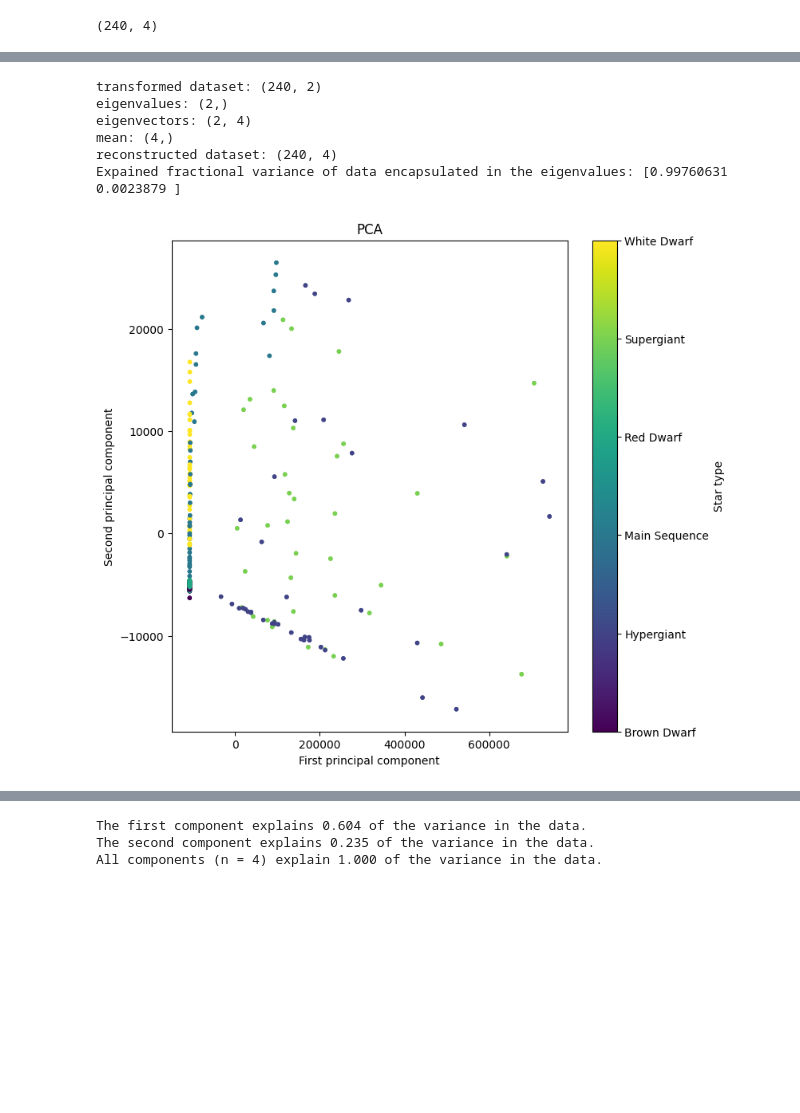
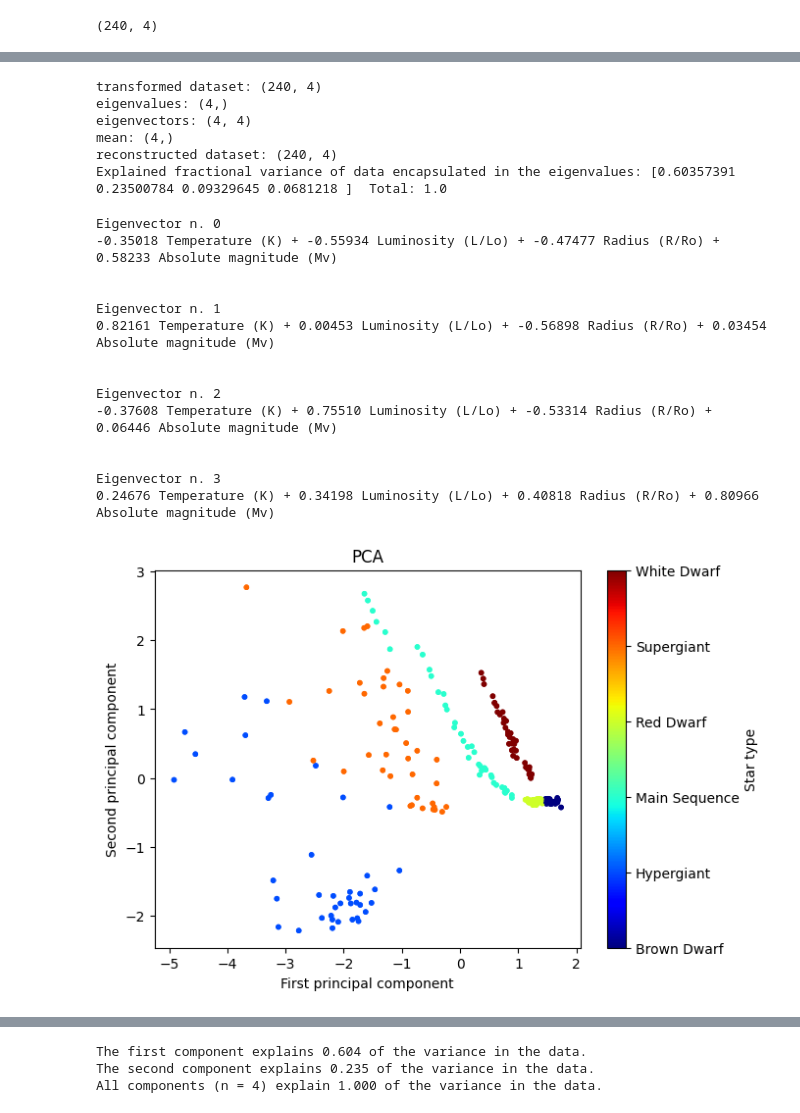
Before and after one commit to EmanuelaMenditto/astrostatistics_bicocca_2025, a Jupyter notebook: working/L15_PCA_HRdiag.ipynb, the cells around one changed output, grey strips where cells are left out. Saved outputs shown, nothing was run; the diff lists cells and outputs as text; code cells hidden in the pictures; blank space fills up the shorter version.

```diff
--- a/working/L15_PCA_HRdiag.ipynb
+++ b/working/L15_PCA_HRdiag.ipynb
@@ -122,44 +222,59 @@ for i in range(4):
 # %%
-n = 2 # n_components can be optionally set
-pca = PCA(n_components=n)
-pca.fit(X)
+pca = PCA(n_components=0.95) # if n_components < 1 then n is estimated through an explained variance ratio imposition
+pca.fit(X_std)
 
-X_pca = pca.transform(X)
+n = pca.n_components_
+X_pca = pca.transform(X_std)
 mean = pca.mean_
 eigenvalues = pca.explained_variance_
 eigenvectors = pca.components_
 evals = pca.explained_variance_ratio_
 
-# Reconstruction of objects
-X_reconstructed = mean + np.dot(X_pca, eigenvectors)
+X_reconstructed = std_scaler.inverse_transform(mean + np.dot(X_pca, eigenvectors))
 
 print("transformed dataset:", X_pca.shape)
 print("eigenvalues:", eigenvalues.shape)
 print("eigenvectors:", eigenvectors.shape)
 print("mean:", mean.shape)
 print("reconstructed dataset:", X_reconstructed.shape)
-
-
-print('Expained fractional variance of data encapsulated in the eigenvalues: ' + str(evals))
+print("Explained fractional variance of data encapsulated in the eigenvalues:",evals," Total:",np.sum(evals))
 # %% [output]
-transformed dataset: (240, 2)
-eigenvalues: (2,)
-eigenvectors: (2, 4)
+transformed dataset: (240, 4)
+eigenvalues: (4,)
+eigenvectors: (4, 4)
 mean: (4,)
 reconstructed dataset: (240, 4)
-Expained fractional variance of data encapsulated in the eigenvalues: [0.99760631 0.0023879 ]
+Explained fractional variance of data encapsulated in the eigenvalues: [0.60357391 0.23500784 0.09329645 0.0681218 ]  Total: 1.0
+# %%
+for i in range(len(eigenvectors)):
+  print("Eigenvector n.",i)
+  print(" + ".join("%.5f %s" % (value, name) for value, name in zip(eigenvectors[i], X_labels)))
+  print("\n")
+# %% [output]
+Eigenvector n. 0
+-0.35018 Temperature (K) + -0.55934 Luminosity (L/Lo) + -0.47477 Radius (R/Ro) + 0.58233 Absolute magnitude (Mv)
+
+
+Eigenvector n. 1
+0.82161 Temperature (K) + 0.00453 Luminosity (L/Lo) + -0.56898 Radius (R/Ro) + 0.03454 Absolute magnitude (Mv)
+
+
+Eigenvector n. 2
+-0.37608 Temperature (K) + 0.75510 Luminosity (L/Lo) + -0.53314 Radius (R/Ro) + 0.06446 Absolute magnitude (Mv)
+
+
+Eigenvector n. 3
+0.24676 Temperature (K) + 0.34198 Luminosity (L/Lo) + 0.40818 Radius (R/Ro) + 0.80966 Absolute magnitude (Mv)
 # %%
-fig, axes = plt.subplots(figsize=(8, 8))
-axes.scatter(X_pca[:, 0], X_pca[:, 1], c=y, cmap='viridis', marker=".")
+fig, axes = plt.subplots(figsize=(7, 5))
+axes.scatter(X_pca[:, 0], X_pca[:, 1], c=y, cmap='jet', marker=".")
 axes.set_xlabel("First principal component")
 axes.set_ylabel("Second principal component")
-axes.set_title(f"PCA")
-# axes.set_xscale('log')
-# axes.set_yscale('log')
-cbar = fig.colorbar(axes.scatter(X_pca[:, 0], X_pca[:, 1], c=y, cmap='viridis', marker="."), ax=axes)
+axes.set_title("PCA")
+cbar = fig.colorbar(axes.scatter(X_pca[:, 0], X_pca[:, 1], c=y, cmap='jet', marker="."), ax=axes)
 cbar.set_label('Star type')
 cbar.set_ticks(np.arange(0, 6, 1))
 cbar.set_ticklabels(class_names)
 # %% [output]
-[figure, old version]
+[figure, new version]
 # %%
```
Also changed, not shown: parts of 21 cells of this notebook.
